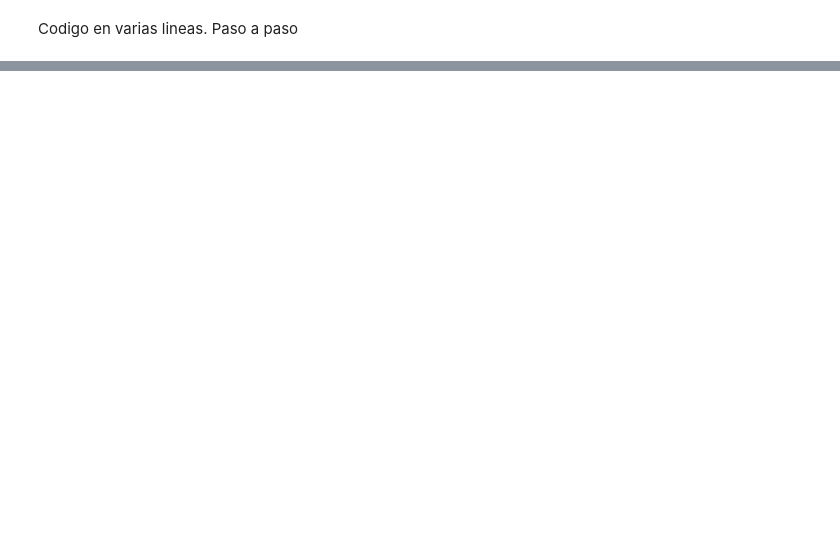
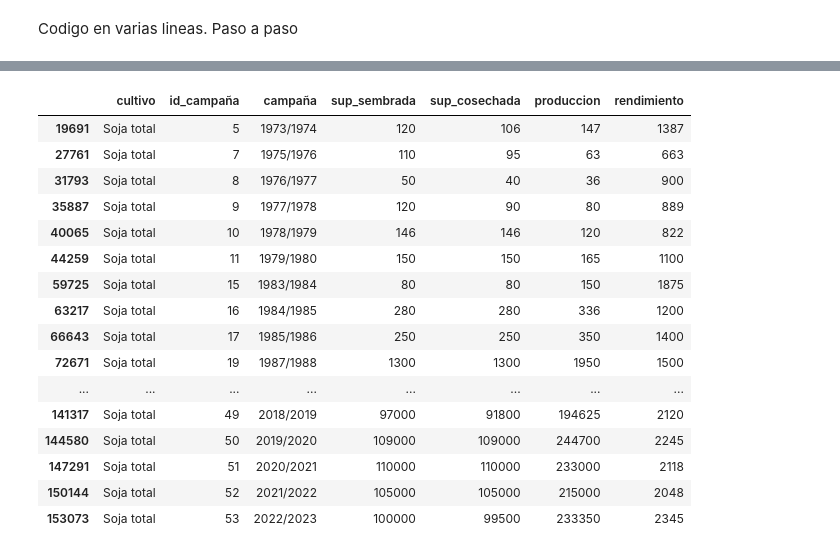
Before and after one commit to matublaq/CampoProject, a Jupyter notebook: 2_DataProcess.ipynb, the cells around one changed output, grey strips where cells are left out. Drawn from its saved outputs; the diff is of its cells as text; code cells hidden in the pictures; blank space fills up the shorter version.

```diff
--- a/2_DataProcess.ipynb
+++ b/2_DataProcess.ipynb
@@ -84,0 +85,22 @@ estructura2
+# %%
+df_Suarez = estructura['Buenos Aires']['Coronel Suarez']
+# %%
+df_Suarez[df_Suarez['cultivo'] == 'Soja total']
+# %% [output]
+|  | cultivo | id_campaña | campaña | sup_sembrada | sup_cosechada | produccion | rendimiento |
+| 19691 | Soja total | 5 | 1973/1974 | 120 | 106 | 147 | 1387 |
+| 27761 | Soja total | 7 | 1975/1976 | 110 | 95 | 63 | 663 |
+| 31793 | Soja total | 8 | 1976/1977 | 50 | 40 | 36 | 900 |
+| 35887 | Soja total | 9 | 1977/1978 | 120 | 90 | 80 | 889 |
+| 40065 | Soja total | 10 | 1978/1979 | 146 | 146 | 120 | 822 |
+| 44259 | Soja total | 11 | 1979/1980 | 150 | 150 | 165 | 1100 |
+| 59725 | Soja total | 15 | 1983/1984 | 80 | 80 | 150 | 1875 |
+| 63217 | Soja total | 16 | 1984/1985 | 280 | 280 | 336 | 1200 |
+| 66643 | Soja total | 17 | 1985/1986 | 250 | 250 | 350 | 1400 |
+| 72671 | Soja total | 19 | 1987/1988 | 1300 | 1300 | 1950 | 1500 |
+| ... | ... | ... | ... | ... | ... | ... | ... |
+| 141317 | Soja total | 49 | 2018/2019 | 97000 | 91800 | 194625 | 2120 |
+| 144580 | Soja total | 50 | 2019/2020 | 109000 | 109000 | 244700 | 2245 |
+| 147291 | Soja total | 51 | 2020/2021 | 110000 | 110000 | 233000 | 2118 |
+| 150144 | Soja total | 52 | 2021/2022 | 105000 | 105000 | 215000 | 2048 |
+| 153073 | Soja total | 53 | 2022/2023 | 100000 | 99500 | 233350 | 2345 |
```
Also changed, not shown: parts of 2 cells of this notebook, 1 other file.
